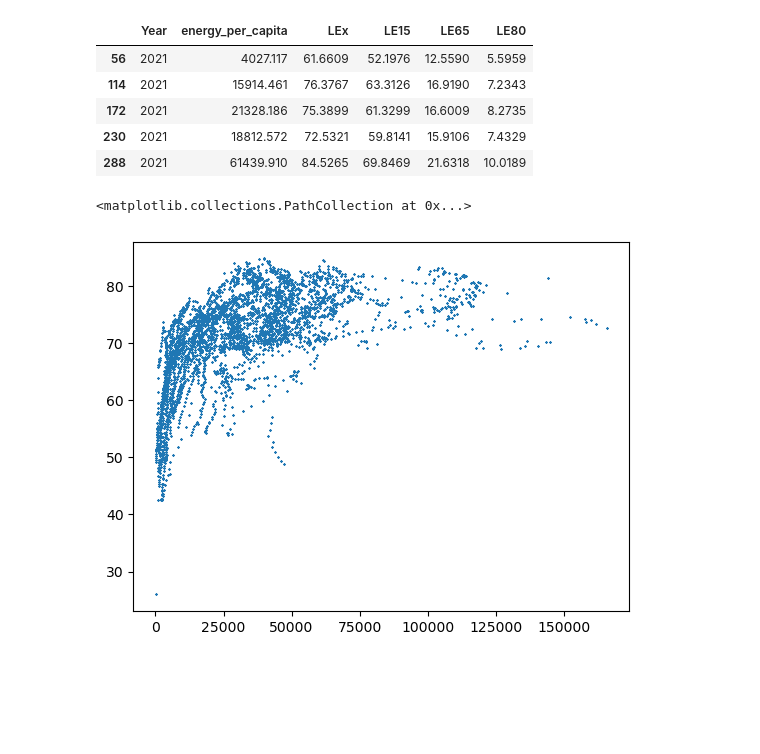
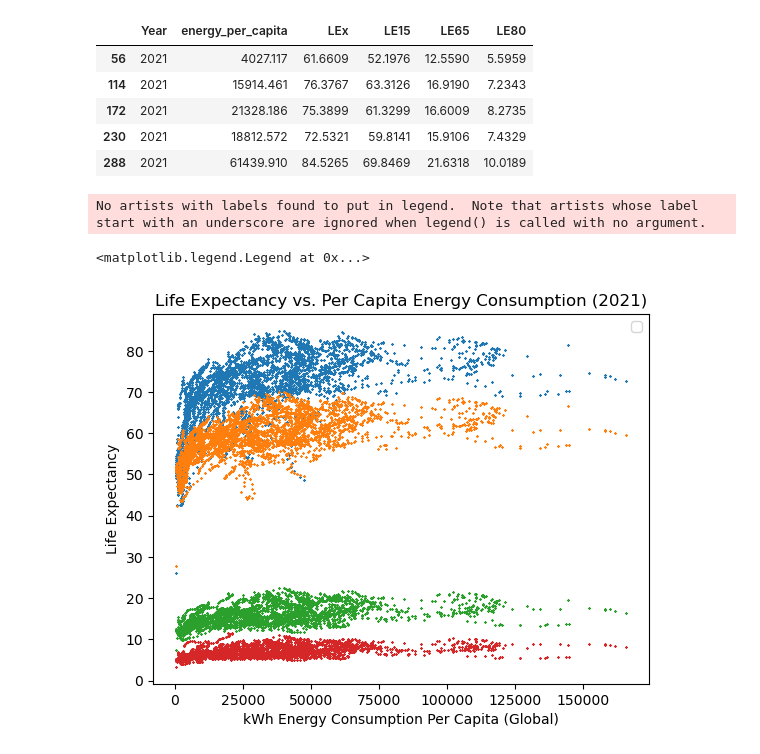
Before and after one commit to Faith-Hall/Group-Project-1, a Jupyter notebook: analysis_1.ipynb, the cells around one changed output. Saved outputs shown, nothing was run; the diff lists cells and outputs as text; code cells hidden in the pictures; blank space fills up the shorter version.

Commit message:
plot but better

```diff
--- a/analysis_1.ipynb
+++ b/analysis_1.ipynb
@@ -50,12 +50,26 @@ new_df.head()
 | 230 | 2021 | 18812.572 | 72.5321 | 59.8141 | 15.9106 | 7.4329 |
 | 288 | 2021 | 61439.910 | 84.5265 | 69.8469 | 21.6318 | 10.0189 |
 # %%
-life_expectancies = reduced_df["LEx"]
+LEx = reduced_df["LEx"]
+LE15 = reduced_df["LE15"]
+LE65 = reduced_df["LE65"]
+LE80 = reduced_df ["LE80"]
 energy_per_capita = reduced_df["energy_per_capita"]
 x_axis = energy_per_capita
-# %%
-# graphs/plots
-plt.scatter(x_axis, life_expectancies, marker="x", s=1)
-# %% [output]
-<matplotlib.collections.PathCollection at 0x...>
-[figure, removed]
+# %%
+# graphs/plots
+plt.scatter(x_axis, LEx, marker="x", s=1)
+plt.scatter(x_axis, LE15, marker="x", s=1)
+plt.scatter(x_axis, LE65, marker="x", s=1)
+plt.scatter(x_axis, LE80, marker="x", s=1)
+
+plt.title("Life Expectancy vs. Per Capita Energy Consumption (2021)")
+plt.xlabel("kWh Energy Consumption Per Capita (Global)")
+plt.ylabel("Life Expectancy")
+
+legend()
+plt.legend(loc='best')
+# %% [output]
+No artists with labels found to put in legend.  Note that artists whose label start with an underscore are ignored when legend() is called with no argument.
+<matplotlib.legend.Legend at 0x...>
+[figure, added]
```
Also changed, not shown: parts of 1 cell of this notebook.
